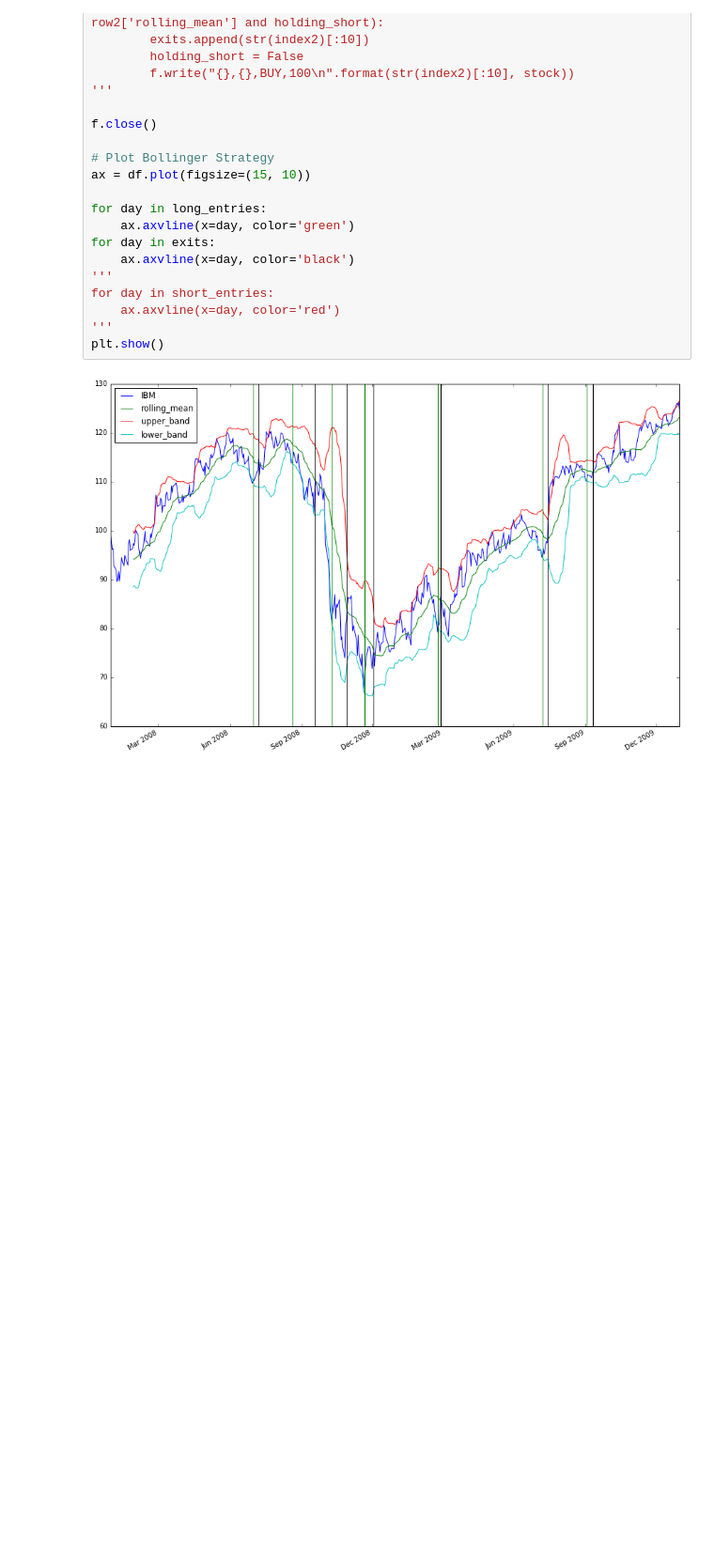
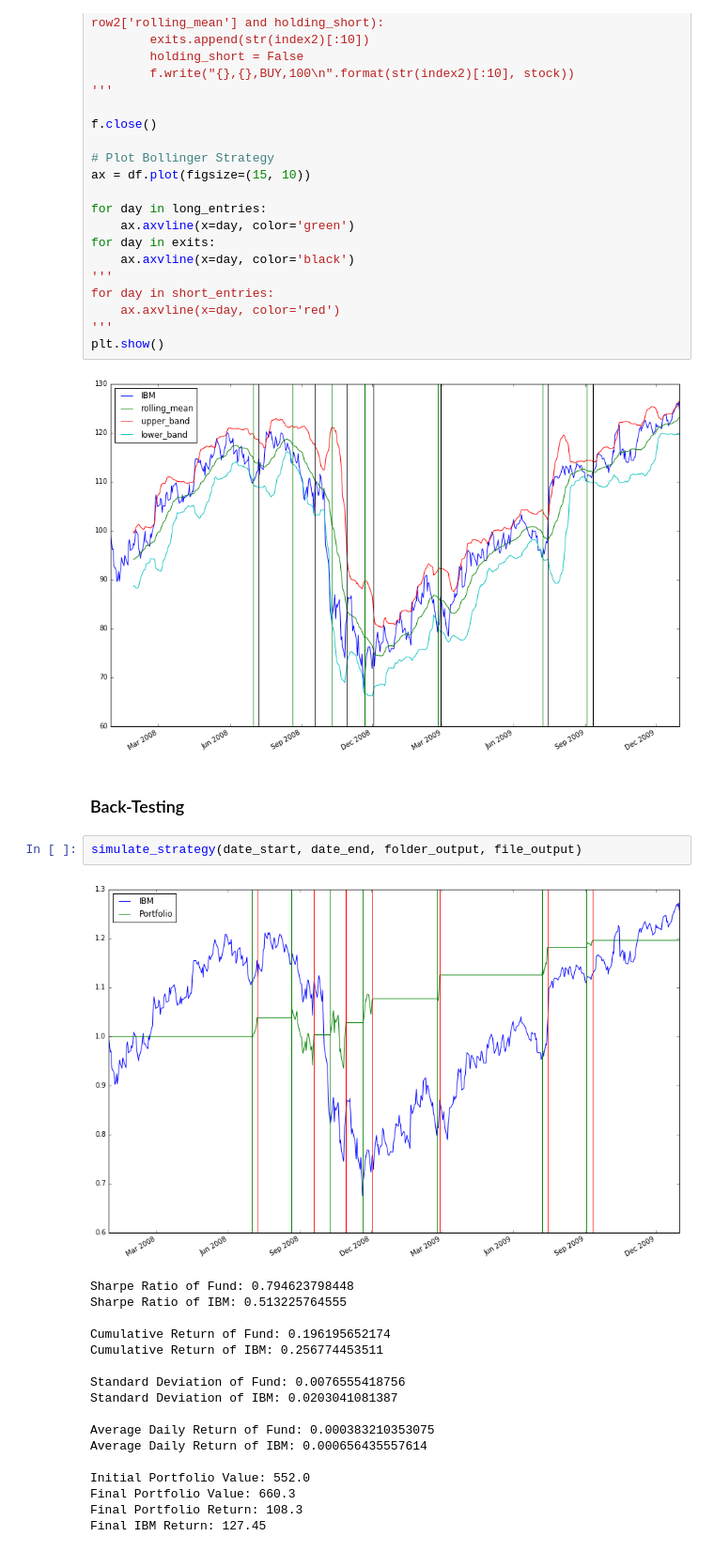
Before and after one commit to Carmine977/trading-strategy, a Jupyter notebook: bollinger-strategy.ipynb, the cells around one changed output. Shown: that part at 94% size. Drawn from its saved outputs; the diff is of its cells as text; blank space fills up the shorter version.

```diff
--- a/bollinger-strategy.ipynb
+++ b/bollinger-strategy.ipynb
@@ -97,3 +98,25 @@ for day in short_entries:
 plt.show()
 # %% [output]
 [figure]
+# %% [markdown]
+### Back-Testing
+# %%
+simulate_strategy(date_start, date_end, folder_output, file_output)
+# %% [output]
+[figure, added]
+Sharpe Ratio of Fund: 0.794623798448
+Sharpe Ratio of IBM: 0.513225764555
+
+Cumulative Return of Fund: 0.196195652174
+Cumulative Return of IBM: 0.256774453511
+
+Standard Deviation of Fund: 0.0076555418756
+Standard Deviation of IBM: 0.0203041081387
+
+Average Daily Return of Fund: 0.000383210353075
+Average Daily Return of IBM: 0.000656435557614
+
+Initial Portfolio Value: 552.0
+Final Portfolio Value: 660.3
+Final Portfolio Return: 108.3
+Final IBM Return: 127.45
```
Also changed, not shown: parts of 1 cell of this notebook, 9 other files.
